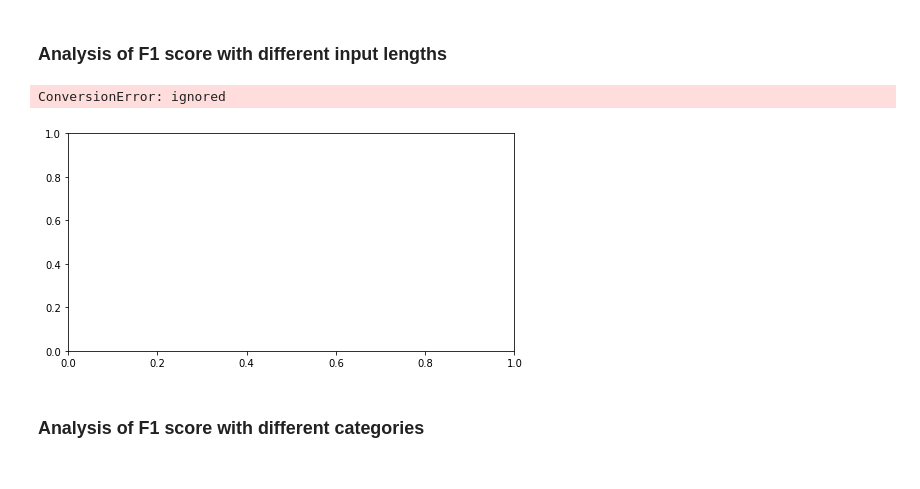
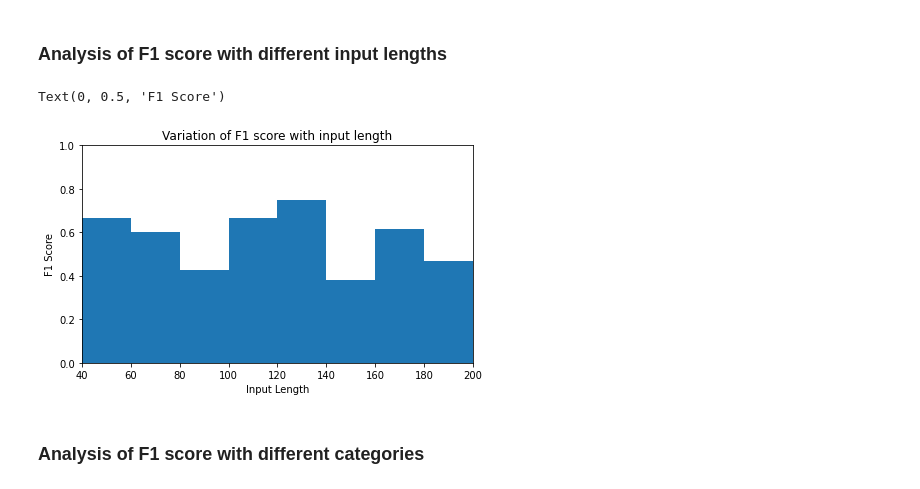
Before and after one commit to Loumstar/Improving-RoBERTa, a Jupyter notebook: main_model.ipynb, the cells around one changed output. Saved outputs shown, nothing was run; the diff lists cells and outputs as text; code cells hidden in the pictures.

Commit message:
Added data & results analysis

```diff
--- a/main_model.ipynb
+++ b/main_model.ipynb
@@ -163,0 +258,18 @@ def labels2file(p, outf_path):
+# %%
+figure, axis = plt.subplots()
+
+figure.set_size_inches((7, 4))
+
+labels, counts = np.unique(df.keyword, return_counts=True)
+
+label_counts = list(zip(labels, counts))
+label_counts.sort(key=itemgetter(1), reverse=True)
+labels_sorted, counts_sorted = zip(*label_counts)
+
+axis.bar(np.arange(len(counts)), counts_sorted, tick_label=labels_sorted)
+
+axis.tick_params(axis='x', labelrotation=30)
+
+axis.set_title("Distribution of categories")
+axis.set_ylabel("Frequency")
+axis.set_xlabel("Category")
@@ -846,13 +1244,14 @@ def input_length_f1_score(df):
 
     for lb in np.arange(0, 200, 20):
         ub = lb + 20
-        df_temp = df.loc[df.length < ub]
-        input_length_df = df_temp.loc[lb <= df_temp.length]
-        predictions = input_length_df.prediction
-        labels = input_length_df.label
+        length_df = df.loc[df.length >= lb]
+        length_df = length_df.loc[length_df.length < ub]
+
+        predictions = length_df.prediction.map(int)
+        labels = length_df.label.map(int)
 
         score = f1_score(labels, predictions)
-        results.append((score, f"{lb} <= length < {ub}"))
+        results.append((score, f"{lb} <= n < {ub}"))
 
     scores, labels = zip(*results)
 
@@ -860,14 +1259,19 @@ def input_length_f1_score(df):
 # %%
 scores, labels = input_length_f1_score(annotated_test_dataset)
 
 figure, axis = plt.subplots()
-figure.set_size_inches((8, 4))
+figure.set_size_inches((7, 4))
 
-axis.hist(scores, bins=labels)
+axis.bar(np.arange(10, 210, 20), scores, width=20)
 
-axis.set_title("Variation of F1 score for examples with different numbers of words")
-axis.set_xlabel("Number of words")
+axis.set_xlim(40, 200)
+axis.set_ylim(0, 1)
+
+#axis.set_xticks(np.arange(40, 200, 20))
+
+axis.set_title("Variation of F1 score with input length")
+axis.set_xlabel("Input Length")
 axis.set_ylabel("F1 Score")
 # %% [output]
-ConversionError: ignored
+Text(0, 0.5, 'F1 Score')
-[figure, old version]
+[figure, new version]
```
Also changed, not shown: parts of 35 cells of this notebook.
